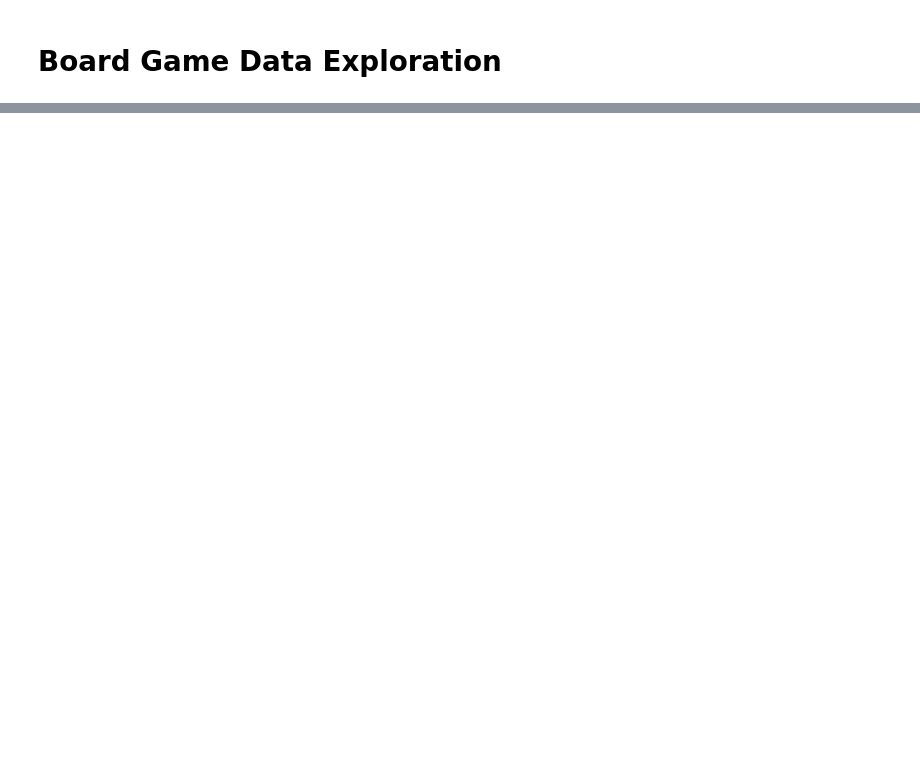
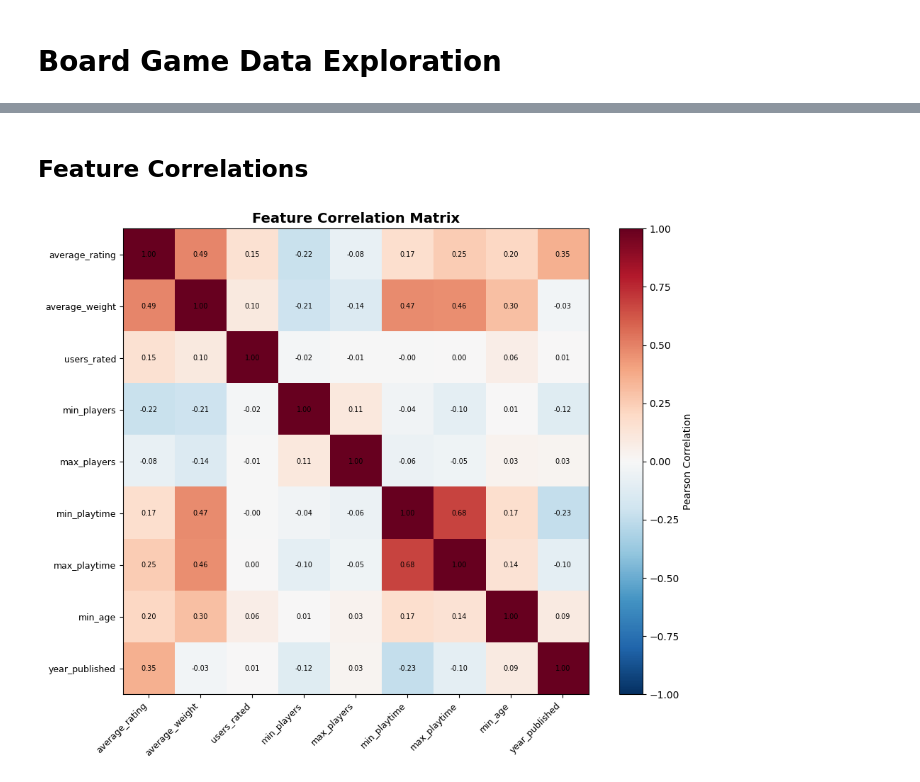
Before and after one commit to sgrumo/bgg-reccomendation-system, a Jupyter notebook: recommender/explore.ipynb, the cells around one changed output, grey strips where cells are left out. Cells and saved outputs as stored; diff of their text form; code cells hidden in the pictures; blank space fills up the shorter version.

```diff
--- a/recommender/explore.ipynb
+++ b/recommender/explore.ipynb
@@ -24,0 +55,6 @@ NameError: name 'plot_top_categories_and_mechanics' is not defined
+# %% [markdown]
+## Feature Correlations
+# %%
+plot_correlation_matrix(df)
+# %% [output]
+[figure, added]
```
Also changed, not shown: parts of 10 cells of this notebook, 4 other files.
